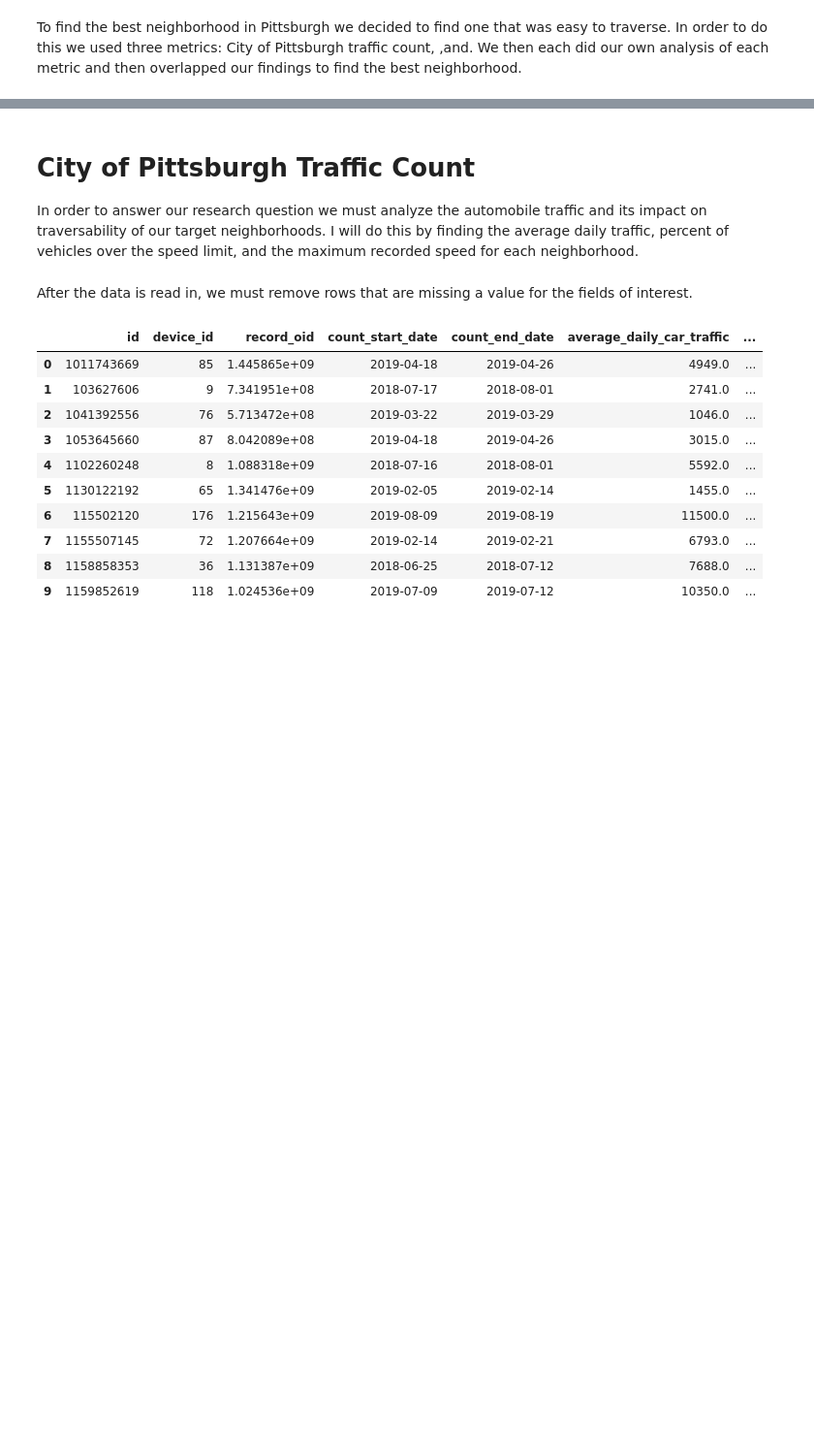
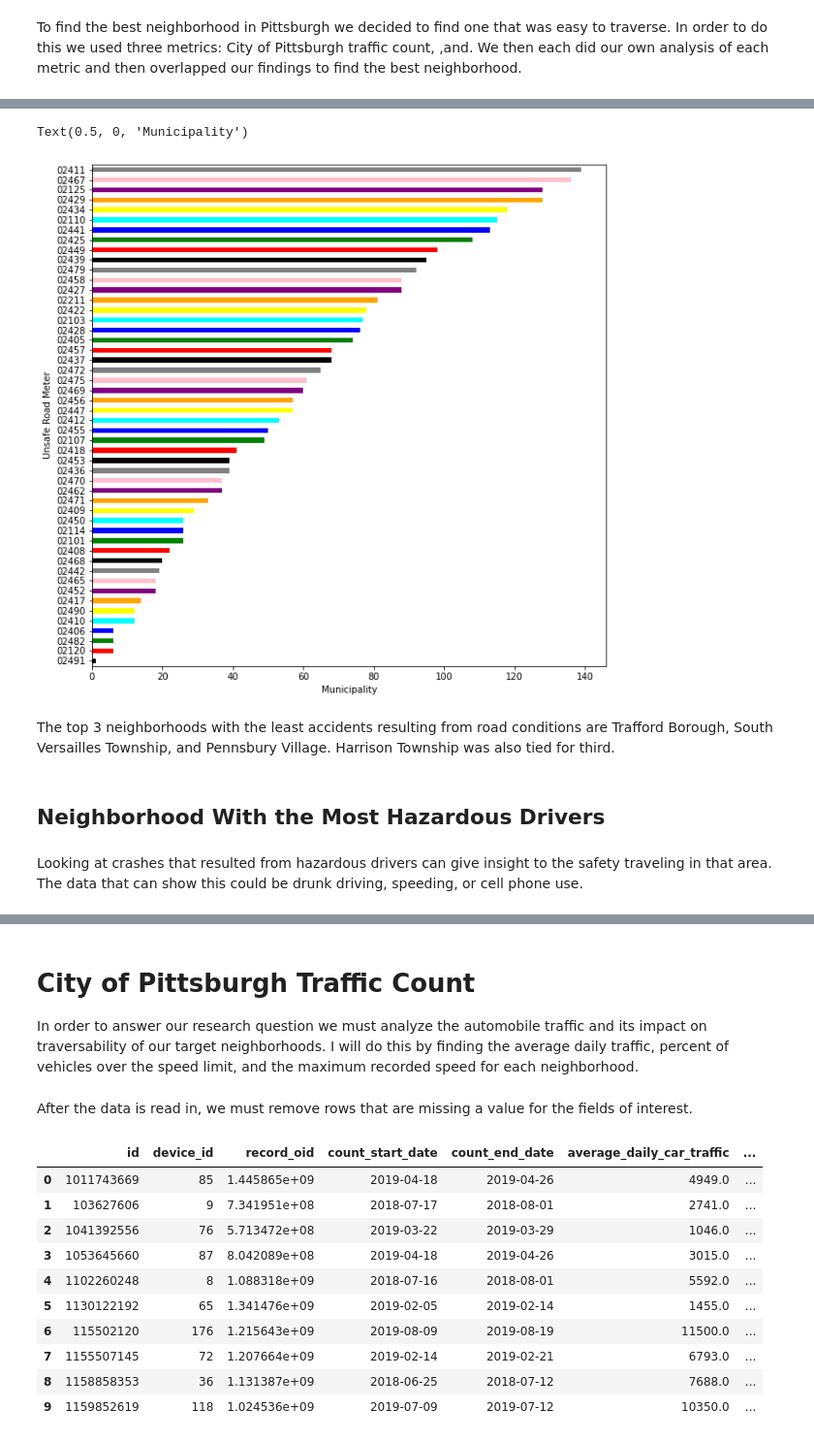
Before and after one commit to ChrisWhite1218/BestNeighborhoodInPittsburgh, a Jupyter notebook: Final_Report.ipynb, the cells around one changed output, grey strips where cells are left out. Shown at 97% size. Saved outputs shown, nothing was run; the diff lists cells and outputs as text; code cells hidden in the pictures; blank space fills up the shorter version.

```diff
--- a/Final_Report.ipynb
+++ b/Final_Report.ipynb
@@ -4,0 +123,30 @@ To find the best neighborhood in Pittsburgh we decided to find one that was easy
+# %%
+unsafe_roads = dict()
+
+# iterates every row of crash_data
+for i in range(len(crash_data)):
+
+    # stores important data points for each row
+    illumination = crash_data.loc[i, 'ILLUMINATION']
+    curve = crash_data.loc[i, 'CURVED_ROAD']
+    ice = crash_data.loc[i, 'SNOW_SLUSH_ROAD']
+    wet_road = crash_data.loc[i, 'WET_ROAD']
+    neighborhood = crash_data.loc[i, 'MUNICIPALITY']
+
+    # if the neighborhood doesn't exist in the dictionary, add it wtih 0
+    if neighborhood not in unsafe_roads:
+        unsafe_roads[neighborhood] = 0
+    # if data points indicate one of the following, increment it in the dictionary for that neighborhood
+    if int(illumination) == 2:
+        unsafe_roads[neighborhood] += 1
+    if int(curve) > 0:
+        unsafe_roads[neighborhood] += 1
+    if int(ice) > 0:
+        unsafe_roads[neighborhood] += 1
+    if int(wet_road) > 0:
+        unsafe_roads[neighborhood] += 1
+
+# creates a new series from the dictionary
+new_unsafe_roads = pd.Series(unsafe_roads)
+sorted_unsafe_roads = new_unsafe_roads.sort_values()
+sorted_unsafe_roads.head(10)
@@ -4,0 +165,18 @@ To find the best neighborhood in Pittsburgh we decided to find one that was easy
+# %%
+safest_roads = sorted_unsafe_roads.head(50)
+
+# horizontal bar graph of the first 50 neighborhoods with unsafe road condition related incidents.
+plot2 = safest_roads.plot(kind='barh', figsize=(10,10), color=['black', 'red', 'green', 'blue', 'cyan', 'yellow', 'orange', 'purple', 'pink', 'gray'])
+# y axis label
+plot2.set_ylabel("Unsafe Road Meter")
+# x axis label
+plot2.set_xlabel("Municipality")
+# %% [output]
+Text(0.5, 0, 'Municipality')
+[figure, added]
+# %% [markdown]
+The top 3 neighborhoods with the least accidents resulting from road conditions are Trafford Borough, South Versailles Township, and Pennsbury Village. Harrison Township was also tied for third.
+# %% [markdown]
+## Neighborhood With the Most Hazardous Drivers
+# %% [markdown]
+Looking at crashes that resulted from hazardous drivers can give insight to the safety traveling in that area. The data that can show this could be drunk driving, speeding, or cell phone use.
```
Also changed, not shown: parts of 22 cells of this notebook, 1 other file.
